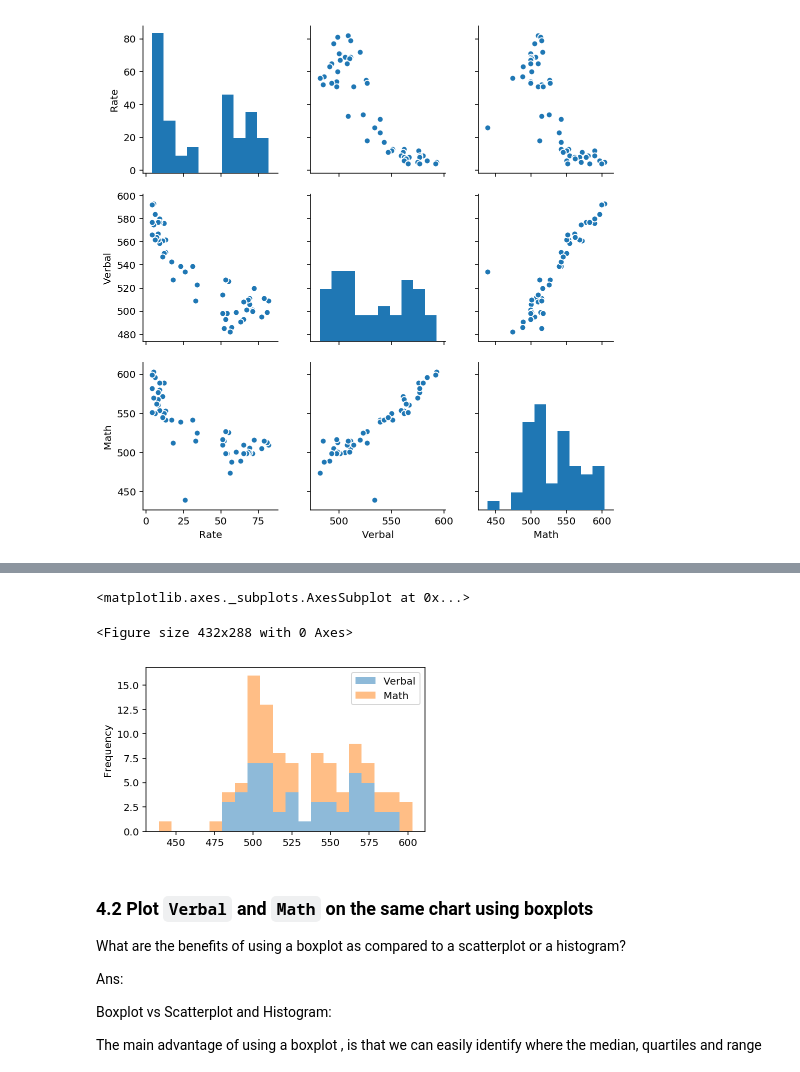
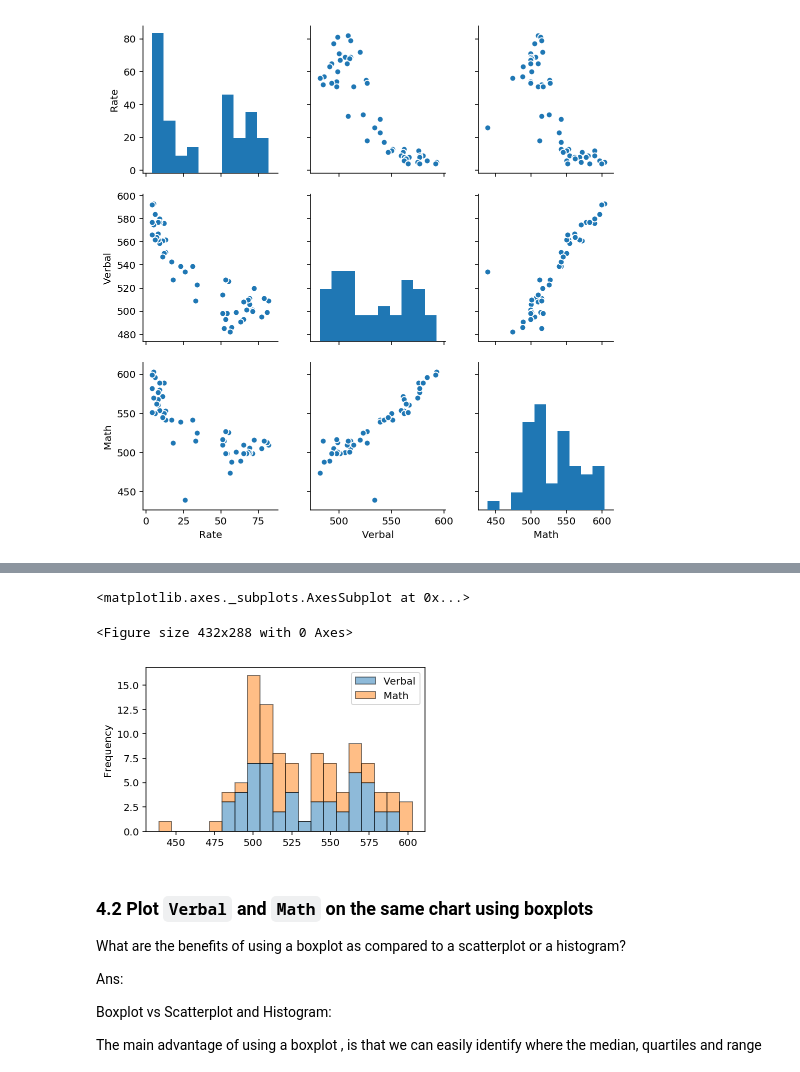
Before and after one commit to Zachlim06/project_submissions, a Jupyter notebook: project-2_working_file/project-02-v2-starter-code.ipynb, the cells around one changed output, grey strips where cells are left out. Cells and saved outputs as stored; diff of their text form; code cells hidden in the pictures.

```diff
--- a/project-2_working_file/project-02-v2-starter-code.ipynb
+++ b/project-2_working_file/project-02-v2-starter-code.ipynb
@@ -238,11 +238,12 @@ http://pandas.pydata.org/pandas-docs/stable/visualization.html
 ### 4.1 Plot a stacked histogram with `Verbal` and `Math` using pandas
 # %%
 plt.figure()
+plt.rcParams["patch.force_edgecolor"] = True
 sat[['Verbal','Math']].plot.hist(stacked=True, bins=20, figsize =(5,3), alpha = 0.5)
 # %% [output]
 <matplotlib.axes._subplots.AxesSubplot at 0x...>
 <Figure size 432x288 with 0 Axes>
-[figure, old version]
+[figure, new version]
 # %% [markdown]
 ### 4.2 Plot `Verbal` and `Math` on the same chart using boxplots
 
```
Also changed, not shown: parts of 31 cells of this notebook.
